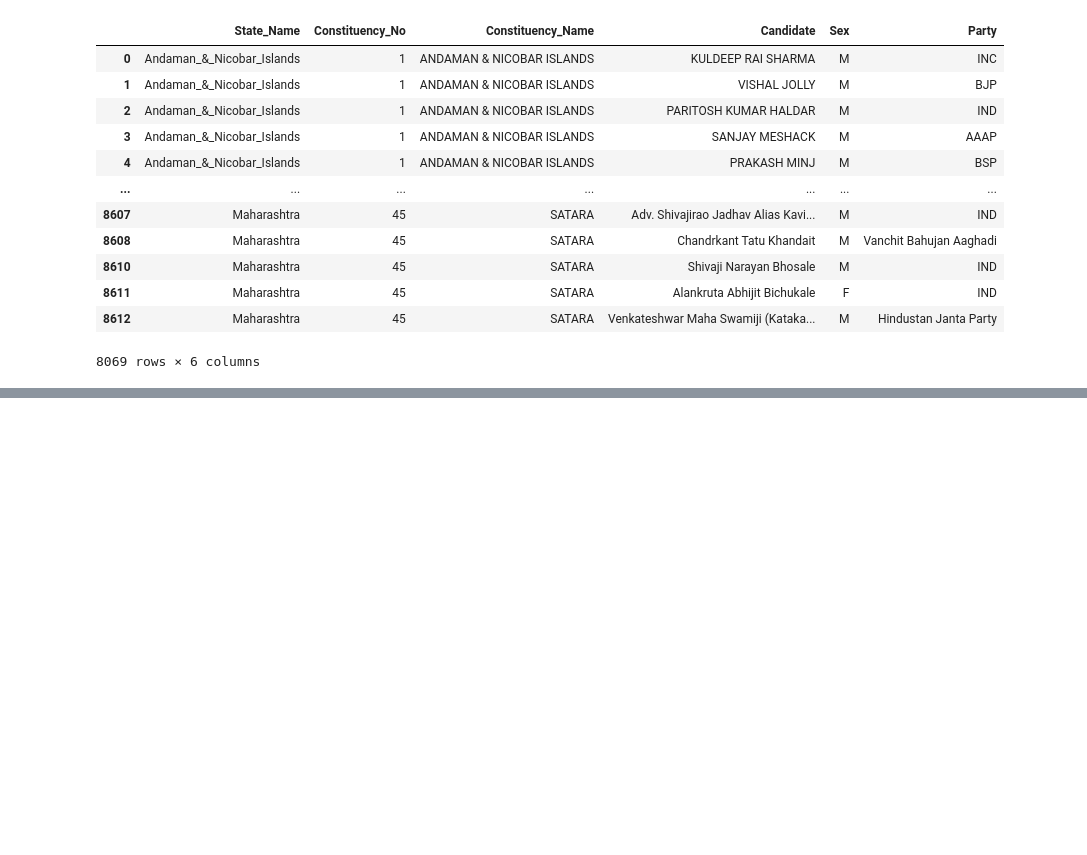
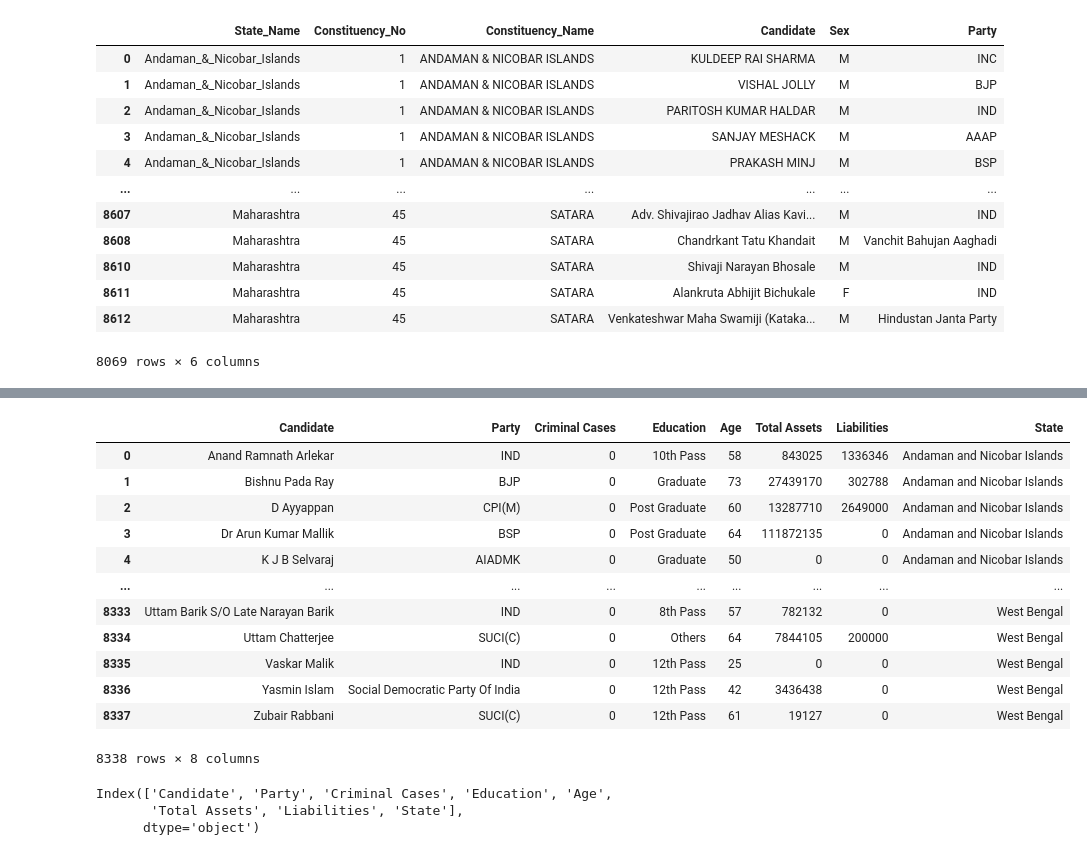
Before and after one commit to ujjwaltyagi2000/manthan, a Jupyter notebook: notebooks/4-data-cleaning.ipynb, the cells around one changed output, grey strips where cells are left out. Saved outputs shown, nothing was run; the diff lists cells and outputs as text; code cells hidden in the pictures; blank space fills up the shorter version.

```diff
--- a/notebooks/4-data-cleaning.ipynb
+++ b/notebooks/4-data-cleaning.ipynb
@@ -639,0 +719,43 @@ cand_list_2019.to_csv("../data/processed/candidates_list_2019.csv", index=False)
+# %%
+def clean_currency(value):
+    if pd.isnull(value) or value.strip() == '':  # Handle NaN or empty values
+        return 0
+
+    # Split the string at the '~' symbol and take the part before it
+    value = value.split('~')[0]
+
+    # Remove non-numeric characters
+    cleaned_value = re.sub(r'[^\d]', '', value)
+
+    # If cleaned_value is empty after removing non-numeric characters, return 0
+    if cleaned_value == '':
+        return 0
+
+    return int(cleaned_value)
+# %%
+
+# Apply the function to the 'Total Assets' and 'Liabilities' columns
+cand_bg_2024['Total Assets'] = cand_bg_2024['Total Assets'].apply(clean_currency)
+cand_bg_2024['Liabilities'] = cand_bg_2024['Liabilities'].apply(clean_currency)
+# %%
+cand_bg_2024
+# %% [output]
+|  | Candidate | Party | Criminal Cases | Education | Age | Total Assets | Liabilities | State |
+| 0 | Anand Ramnath Arlekar | IND | 0 | 10th Pass | 58 | 843025 | 1336346 | Andaman and Nicobar Islands |
+| 1 | Bishnu Pada Ray | BJP | 0 | Graduate | 73 | 27439170 | 302788 | Andaman and Nicobar Islands |
+| 2 | D Ayyappan | CPI(M) | 0 | Post Graduate | 60 | 13287710 | 2649000 | Andaman and Nicobar Islands |
+| 3 | Dr Arun Kumar Mallik | BSP | 0 | Post Graduate | 64 | 111872135 | 0 | Andaman and Nicobar Islands |
+| 4 | K J B Selvaraj | AIADMK | 0 | Graduate | 50 | 0 | 0 | Andaman and Nicobar Islands |
+| ... | ... | ... | ... | ... | ... | ... | ... | ... |
+| 8333 | Uttam Barik S/O Late Narayan Barik | IND | 0 | 8th Pass | 57 | 782132 | 0 | West Bengal |
+| 8334 | Uttam Chatterjee | SUCI(C) | 0 | Others | 64 | 7844105 | 200000 | West Bengal |
+| 8335 | Vaskar Malik | IND | 0 | 12th Pass | 25 | 0 | 0 | West Bengal |
+| 8336 | Yasmin Islam | Social Democratic Party Of India | 0 | 12th Pass | 42 | 3436438 | 0 | West Bengal |
+| 8337 | Zubair Rabbani | SUCI(C) | 0 | 12th Pass | 61 | 19127 | 0 | West Bengal |
+8338 rows × 8 columns
+# %%
+cand_bg_2024.columns
+# %% [output]
+Index(['Candidate', 'Party', 'Criminal Cases', 'Education', 'Age',
+       'Total Assets', 'Liabilities', 'State'],
+      dtype='object')
```
Also changed, not shown: parts of 10 cells of this notebook, 3 other files.
